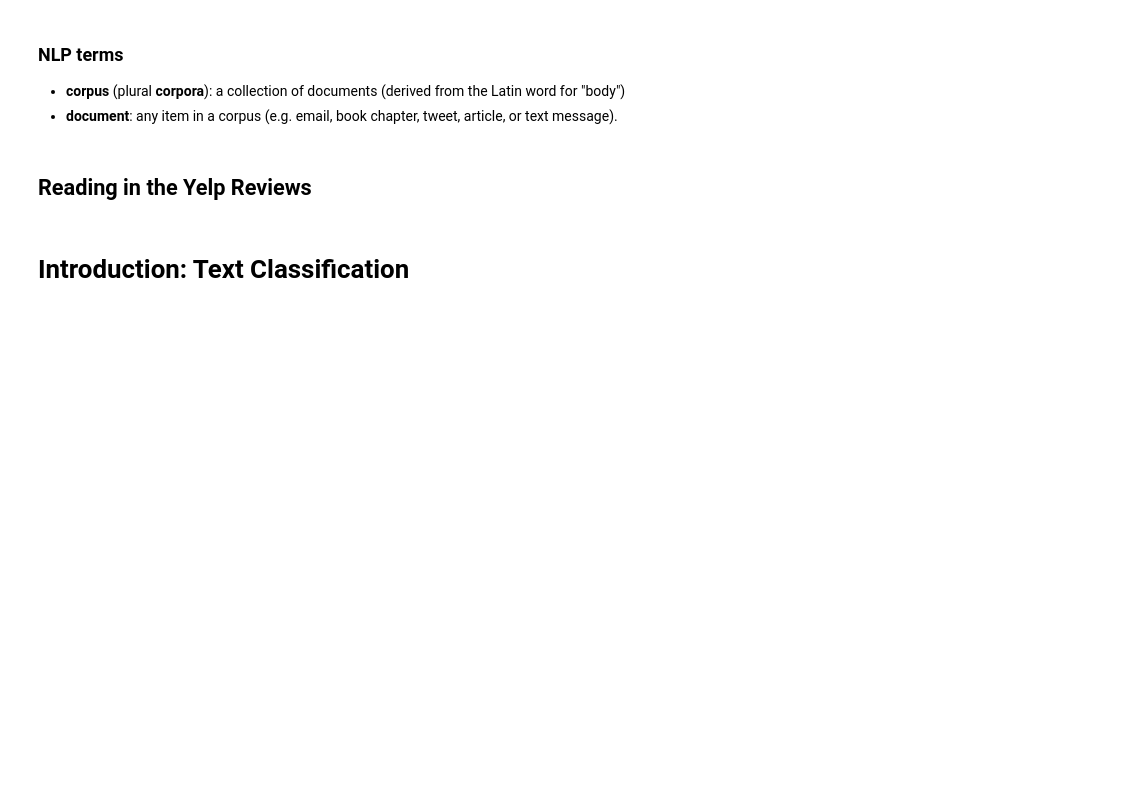
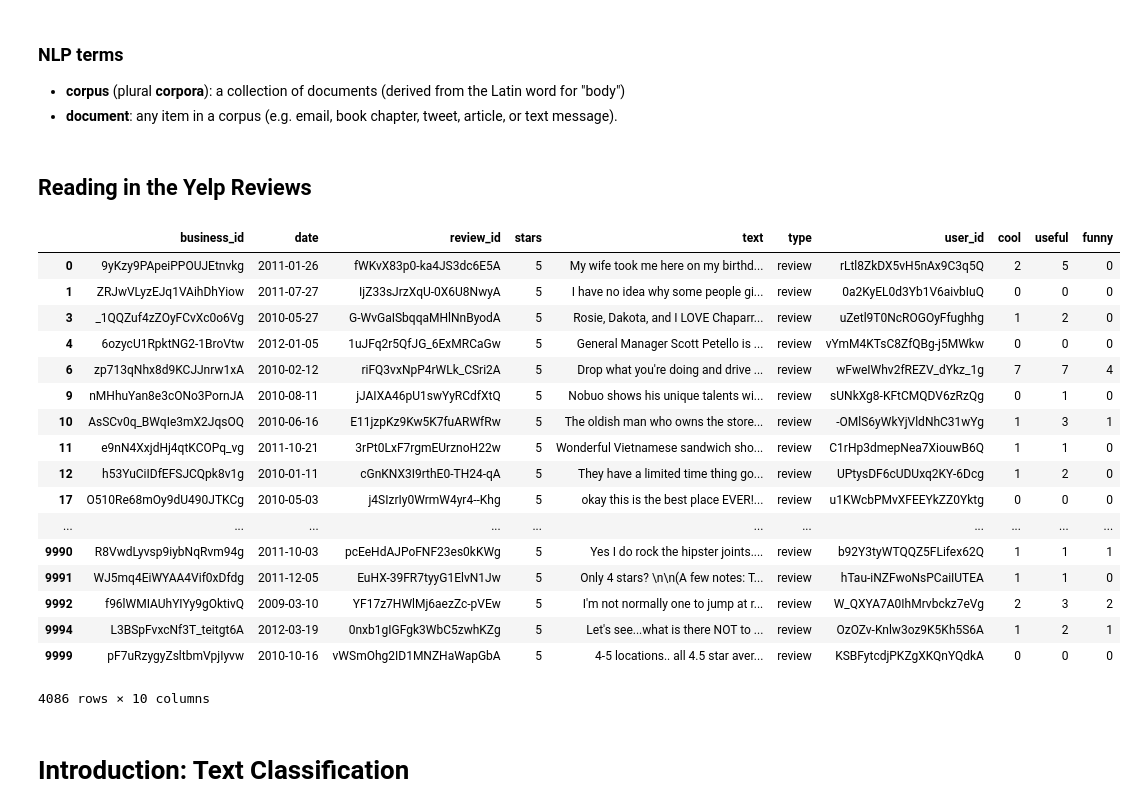
Before and after one commit to naidaire/lesson17_NLP, a Jupyter notebook: natural_language_processing.ipynb, the cells around one changed output. Saved outputs shown, nothing was run; the diff lists cells and outputs as text; code cells hidden in the pictures; blank space fills up the shorter version.

Commit message:
adding lesson notes

```diff
--- a/natural_language_processing.ipynb
+++ b/natural_language_processing.ipynb
@@ -139,3 +139,5 @@ path = Path('.', 'data', 'yelp.csv')
 yelp = pd.read_csv(path)
 # %%
 # Create a new DataFrame that only contains the 5-star and 1-star reviews.
+
+yelp_best_worst = yelp.loc[(yelp.loc[:,'stars'] ==5) | (yelp.loc[:, 'stars'] == 1), :]
@@ -143,0 +144,21 @@ yelp = pd.read_csv(path)
+# %%
+yelp_best_worst
+# %% [output]
+|  | business_id | date | review_id | stars | text | type | user_id | cool | useful | funny |
+| 0 | 9yKzy9PApeiPPOUJEtnvkg | 2011-01-26 | fWKvX83p0-ka4JS3dc6E5A | 5 | My wife took me here on my birthd... | review | rLtl8ZkDX5vH5nAx9C3q5Q | 2 | 5 | 0 |
+| 1 | ZRJwVLyzEJq1VAihDhYiow | 2011-07-27 | IjZ33sJrzXqU-0X6U8NwyA | 5 | I have no idea why some people gi... | review | 0a2KyEL0d3Yb1V6aivbIuQ | 0 | 0 | 0 |
+| 3 | _1QQZuf4zZOyFCvXc0o6Vg | 2010-05-27 | G-WvGaISbqqaMHlNnByodA | 5 | Rosie, Dakota, and I LOVE Chaparr... | review | uZetl9T0NcROGOyFfughhg | 1 | 2 | 0 |
+| 4 | 6ozycU1RpktNG2-1BroVtw | 2012-01-05 | 1uJFq2r5QfJG_6ExMRCaGw | 5 | General Manager Scott Petello is ... | review | vYmM4KTsC8ZfQBg-j5MWkw | 0 | 0 | 0 |
+| 6 | zp713qNhx8d9KCJJnrw1xA | 2010-02-12 | riFQ3vxNpP4rWLk_CSri2A | 5 | Drop what you're doing and drive ... | review | wFweIWhv2fREZV_dYkz_1g | 7 | 7 | 4 |
+| 9 | nMHhuYan8e3cONo3PornJA | 2010-08-11 | jJAIXA46pU1swYyRCdfXtQ | 5 | Nobuo shows his unique talents wi... | review | sUNkXg8-KFtCMQDV6zRzQg | 0 | 1 | 0 |
+| 10 | AsSCv0q_BWqIe3mX2JqsOQ | 2010-06-16 | E11jzpKz9Kw5K7fuARWfRw | 5 | The oldish man who owns the store... | review | -OMlS6yWkYjVldNhC31wYg | 1 | 3 | 1 |
+| 11 | e9nN4XxjdHj4qtKCOPq_vg | 2011-10-21 | 3rPt0LxF7rgmEUrznoH22w | 5 | Wonderful Vietnamese sandwich sho... | review | C1rHp3dmepNea7XiouwB6Q | 1 | 1 | 0 |
+| 12 | h53YuCiIDfEFSJCQpk8v1g | 2010-01-11 | cGnKNX3I9rthE0-TH24-qA | 5 | They have a limited time thing go... | review | UPtysDF6cUDUxq2KY-6Dcg | 1 | 2 | 0 |
+| 17 | O510Re68mOy9dU490JTKCg | 2010-05-03 | j4SIzrIy0WrmW4yr4--Khg | 5 | okay this is the best place EVER!... | review | u1KWcbPMvXFEEYkZZ0Yktg | 0 | 0 | 0 |
+| ... | ... | ... | ... | ... | ... | ... | ... | ... | ... | ... |
+| 9990 | R8VwdLyvsp9iybNqRvm94g | 2011-10-03 | pcEeHdAJPoFNF23es0kKWg | 5 | Yes I do rock the hipster joints.... | review | b92Y3tyWTQQZ5FLifex62Q | 1 | 1 | 1 |
+| 9991 | WJ5mq4EiWYAA4Vif0xDfdg | 2011-12-05 | EuHX-39FR7tyyG1ElvN1Jw | 5 | Only 4 stars? \n\n(A few notes: T... | review | hTau-iNZFwoNsPCaiIUTEA | 1 | 1 | 0 |
+| 9992 | f96lWMIAUhYIYy9gOktivQ | 2009-03-10 | YF17z7HWlMj6aezZc-pVEw | 5 | I'm not normally one to jump at r... | review | W_QXYA7A0IhMrvbckz7eVg | 2 | 3 | 2 |
+| 9994 | L3BSpFvxcNf3T_teitgt6A | 2012-03-19 | 0nxb1gIGFgk3WbC5zwhKZg | 5 | Let's see...what is there NOT to ... | review | OzOZv-Knlw3oz9K5Kh5S6A | 1 | 2 | 1 |
+| 9999 | pF7uRzygyZsltbmVpjIyvw | 2010-10-16 | vWSmOhg2ID1MNZHaWapGbA | 5 | 4-5 locations.. all 4.5 star aver... | review | KSBFytcdjPKZgXKQnYQdkA | 0 | 0 | 0 |
+4086 rows × 10 columns
```
Also changed, not shown: parts of 87 cells of this notebook, 1 other file.
